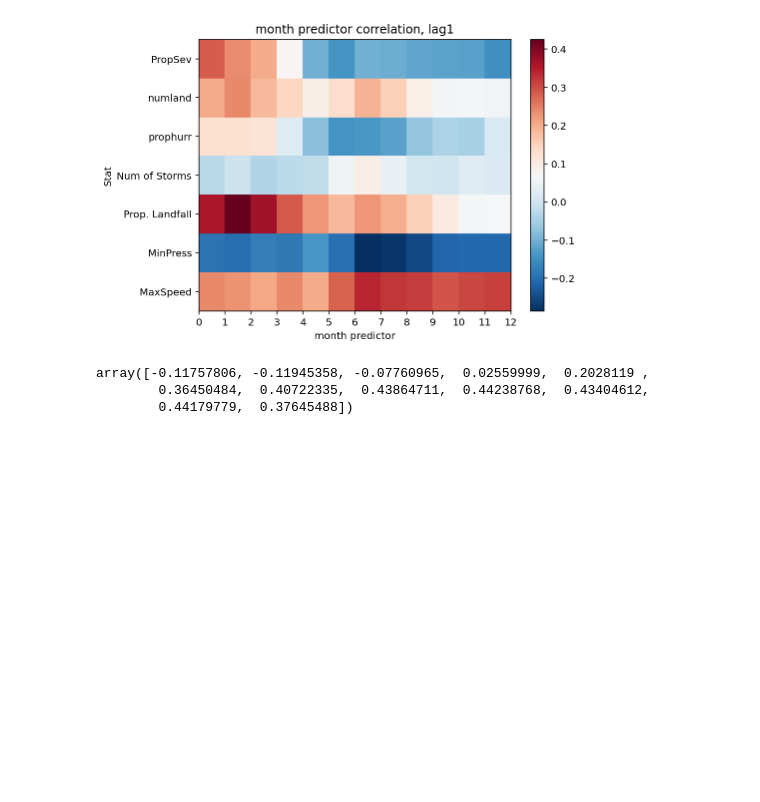
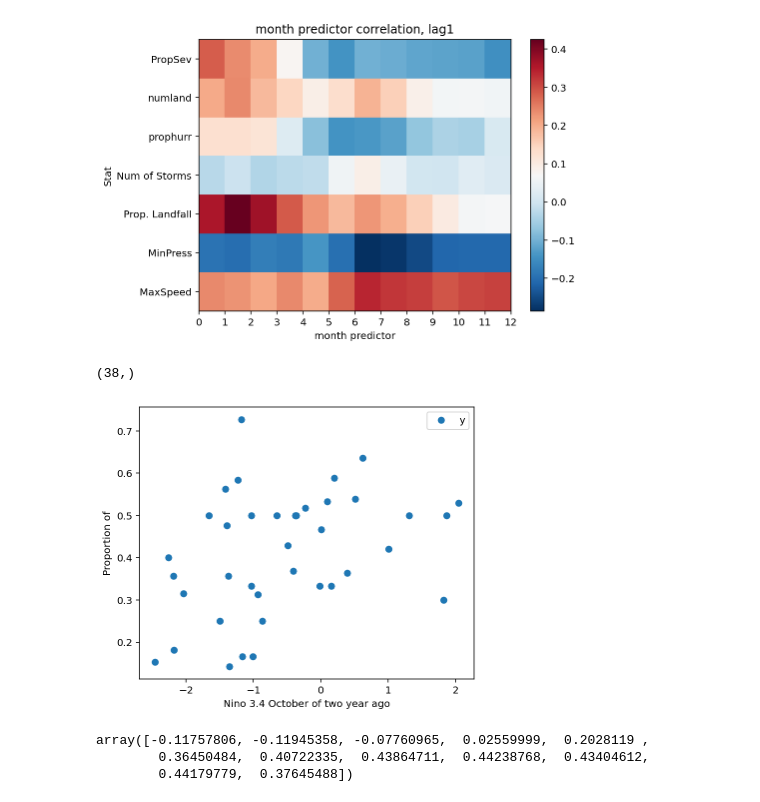
Before and after one commit to mdonahue263/apma4990-mad2311, a Jupyter notebook: workingWithData.ipynb, the cells around one changed output. Cells and saved outputs as stored; diff of their text form; code cells hidden in the pictures; blank space fills up the shorter version.

```diff
--- a/workingWithData.ipynb
+++ b/workingWithData.ipynb
@@ -368,6 +378,45 @@ ax.set_xlabel('month predictor')
 ax.set_title('month predictor correlation, lag1');
 # %% [output]
 [figure]
+# %%
+#Lets regress February nino with landfall proportion NEXT YEAR
+
+#Lag 2
+preds = n34.n34.where(n34['T'].dt.month == 1, drop = True)[1:-2].values
+
+
+N = len(preds)
+
+y = resF['Prop'].values
+
+Nx = len(preds)
+X = np.empty((Nx,2))
+X[:,1] = preds
+X[:,0] = 1
+
+beta = inv(X.T@X)@X.T@y
+# print(beta.shape)
+yhat = X@beta
+preds.shape
+# %% [output]
+(38,)
+# %%
+ig, ax = plt.subplots(figsize=(6, 5))
+ax.plot(preds, y, 'o', label = 'y');
+# ax.plot(preds, yhat, 'o', label = 'yhat');
+
+ax.set_xlabel('Nino 3.4 October of two year ago')
+ax.set_ylabel('Proportion of');
+
+x_line = np.linspace(-2.5, 2)
+# ax.plot(x_line, beta[1]*x_line + beta[0], color = 'k');
+
+# for ii in range(0, N - 1):
+#     ax.plot(preds[ii]*np.array([1,1]), np.array([yhat[ii], y[ii]]), color = 'k')
+# ax.plot(preds[ii]*np.array([1,1]), np.array([yhat[ii], y[ii]]), color = 'k', label = 'residuals')
+ax.legend();
+# %% [output]
+[figure, added]
 # %%
 #Lag2
 
```
Also changed, not shown: parts of 48 cells of this notebook.
